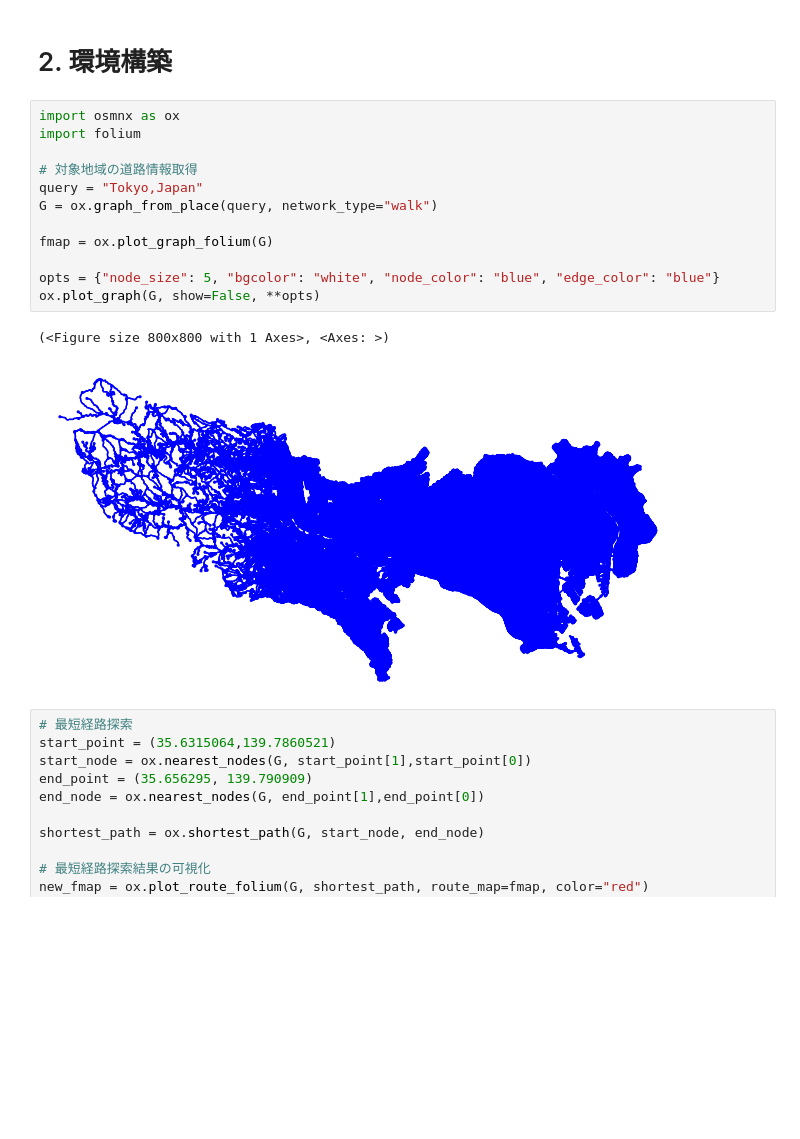
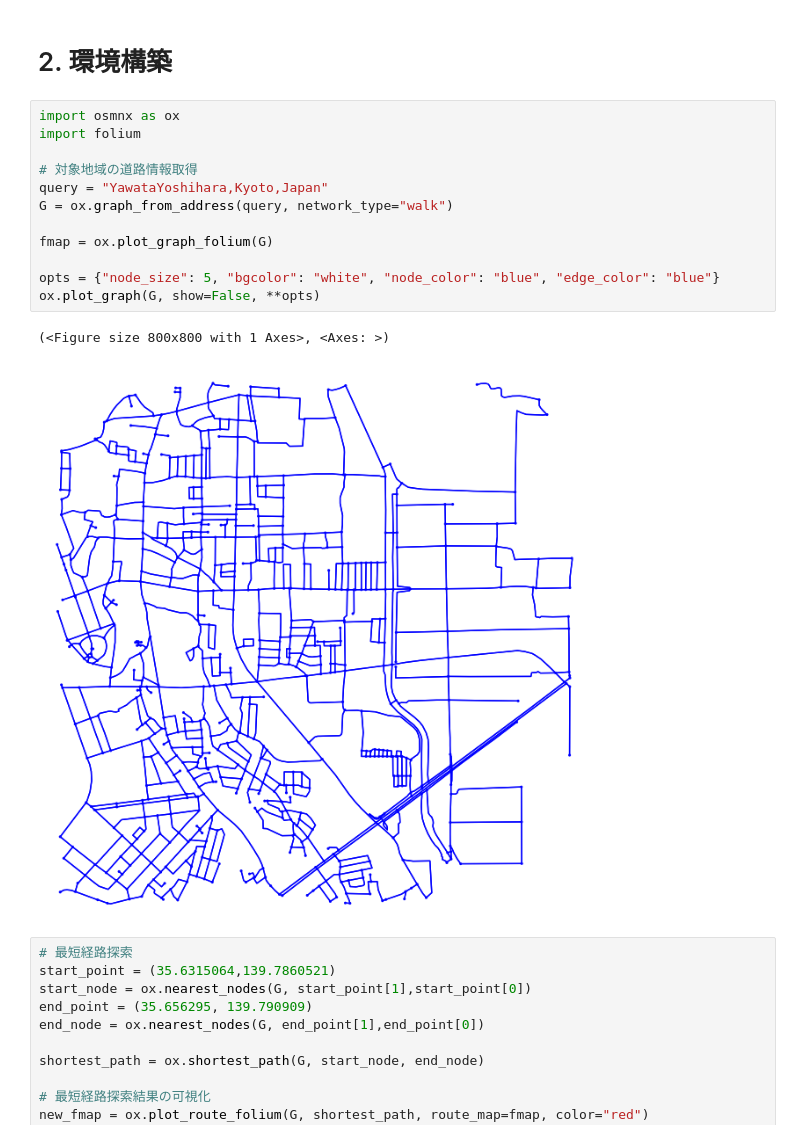
Before and after one commit to Yuki1005/Rinkou2023, a Jupyter notebook: 平松/0524.ipynb, the cells around one changed output. Saved outputs shown, nothing was run; the diff lists cells and outputs as text; blank space fills up the shorter version.

```diff
--- a/平松/0524.ipynb
+++ b/平松/0524.ipynb
@@ -26,18 +26,18 @@ condaとpipの違いは、リポジトリの違いにあります。condaはAnac
 # %%
 import osmnx as ox
 import folium
 
 # 対象地域の道路情報取得
-query = "Tokyo,Japan"
-G = ox.graph_from_place(query, network_type="walk")
+query = "YawataYoshihara,Kyoto,Japan"
+G = ox.graph_from_address(query, network_type="walk")
 
 fmap = ox.plot_graph_folium(G)
 
 opts = {"node_size": 5, "bgcolor": "white", "node_color": "blue", "edge_color": "blue"}
 ox.plot_graph(G, show=False, **opts)
 # %% [output]
 (<Figure size 800x800 with 1 Axes>, <Axes: >)
-[figure, old version]
+[figure, new version]
 # %%
 # 最短経路探索
 start_point = (35.6315064,139.7860521)
```
